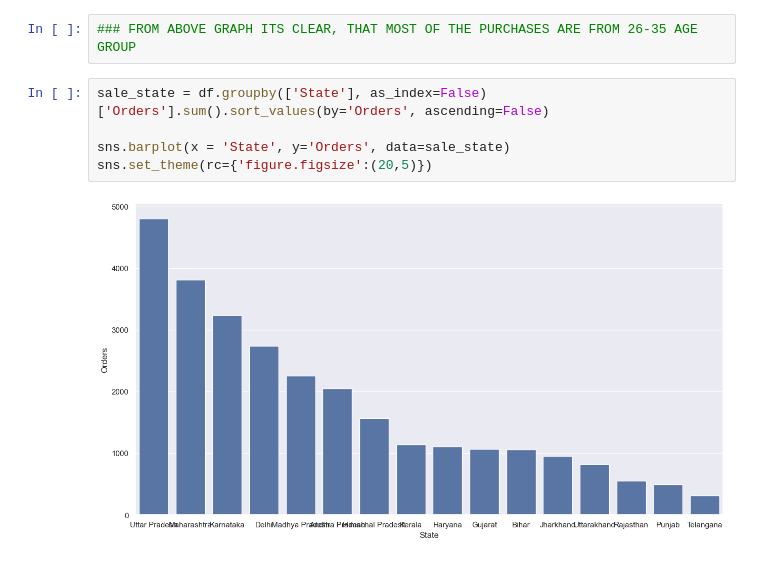
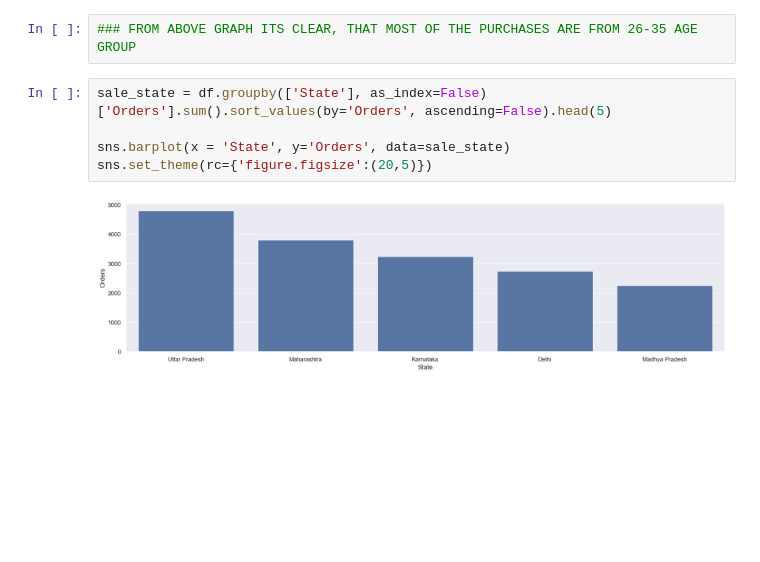
Before and after one commit to itsniharsharma/sales_Analysis, a Jupyter notebook: analysis.ipynb, the cells around one changed output. Saved outputs shown, nothing was run; the diff lists cells and outputs as text; blank space fills up the shorter version.

```diff
--- a/analysis.ipynb
+++ b/analysis.ipynb
@@ -180,9 +180,9 @@ sns.barplot(x = 'Age Group', y='Amount', data=sales_age)
 # %%
 ### FROM ABOVE GRAPH ITS CLEAR, THAT MOST OF THE PURCHASES ARE FROM 26-35 AGE GROUP
 # %%
-sale_state = df.groupby(['State'], as_index=False)['Orders'].sum().sort_values(by='Orders', ascending=False)
+sale_state = df.groupby(['State'], as_index=False)['Orders'].sum().sort_values(by='Orders', ascending=False).head(5)
 
 sns.barplot(x = 'State', y='Orders', data=sale_state)
 sns.set_theme(rc={'figure.figsize':(20,5)})
 # %% [output]
-[figure, old version]
+[figure, new version]
```
Also changed, not shown: parts of 10 cells of this notebook.
